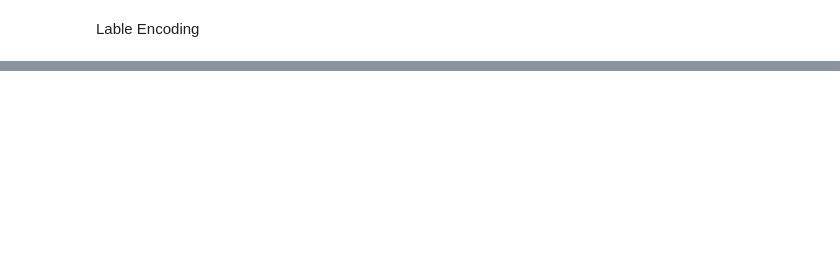
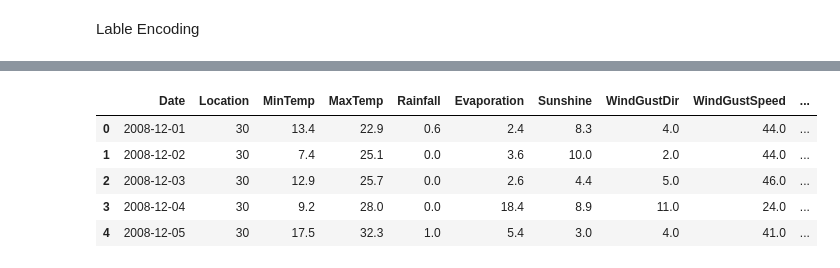
Before and after one commit to AshMaza/Code, a Jupyter notebook: Rain.ipynb, the cells around one changed output, grey strips where cells are left out. Cells and saved outputs as stored; diff of their text form; code cells hidden in the pictures; blank space fills up the shorter version.

```diff
--- a/Rain.ipynb
+++ b/Rain.ipynb
@@ -318,0 +420,15 @@ for feature in categ_var:
+# %%
+mapped_location = {'Portland':1, 'Cairns':2, 'Walpole':3, 'Dartmoor':4, 'MountGambier':5,
+                   'NorfolkIsland':6, 'Albany':7, 'Witchcliffe':8, 'CoffsHarbour':9, 'Sydney':10,
+                   'Darwin':11, 'MountGinini':12, 'NorahHead':13, 'Ballarat':14, 'GoldCoast':15, 'SydneyAirport':16, 'Hobart':17, 'Watsonia':18, 'Newcastle':19, 'Wollongong':20,'Brisbane':21, 'Williamtown':22, 'Launceston':23, 'Adelaide':24, 'MelbourneAirport':25,'Perth':26, 'Sale':27, 'Melbourne':28, 'Canberra':29, 'Albury':30, 'Penrith':31,'Nuriootpa':32, 'BadgerysCreek':33, 'Tuggeranong':34, 'PerthAirport':35, 'Bendigo':36,'Richmond':37, 'WaggaWagga':38, 'Townsville':39, 'PearceRAAF':40, 'SalmonGums':41,'Moree':42, 'Cobar':43, 'Mildura':44, 'Katherine':45, 'AliceSprings':46, 'Nhil':47, 'Woomera':48, 'Uluru':49}
+
+df["Location"] = df["Location"].map(mapped_location)
+# %%
+df.head()
+# %% [output]
+|  | Date | Location | MinTemp | MaxTemp | Rainfall | Evaporation | Sunshine | WindGustDir | WindGustSpeed | ... |
+| 0 | 2008-12-01 | 30 | 13.4 | 22.9 | 0.6 | 2.4 | 8.3 | 4.0 | 44.0 | ... |
+| 1 | 2008-12-02 | 30 | 7.4 | 25.1 | 0.0 | 3.6 | 10.0 | 2.0 | 44.0 | ... |
+| 2 | 2008-12-03 | 30 | 12.9 | 25.7 | 0.0 | 2.6 | 4.4 | 5.0 | 46.0 | ... |
+| 3 | 2008-12-04 | 30 | 9.2 | 28.0 | 0.0 | 18.4 | 8.9 | 11.0 | 24.0 | ... |
+| 4 | 2008-12-05 | 30 | 17.5 | 32.3 | 1.0 | 5.4 | 3.0 | 4.0 | 41.0 | ... |
```
Also changed, not shown: parts of 27 cells of this notebook.
